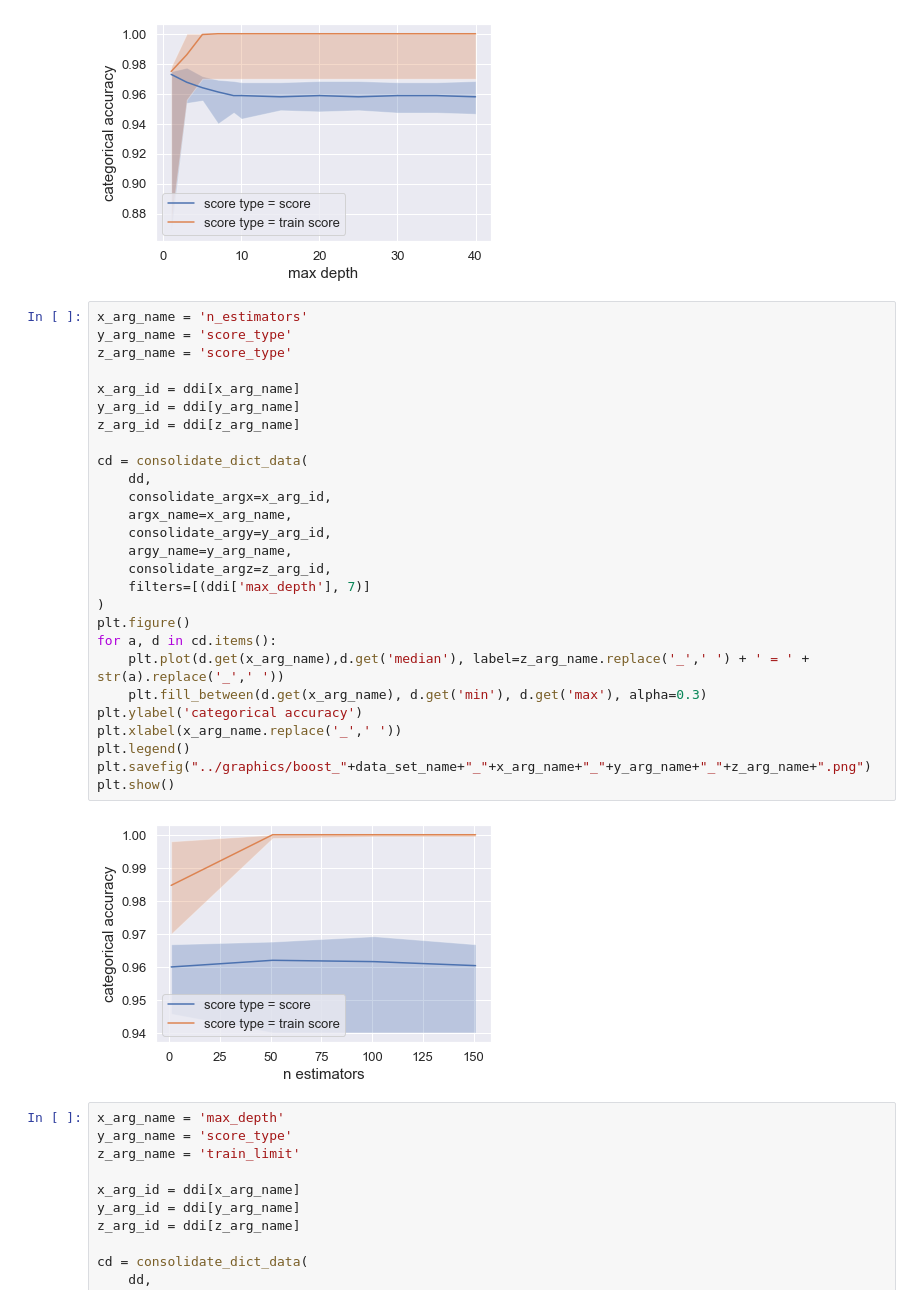
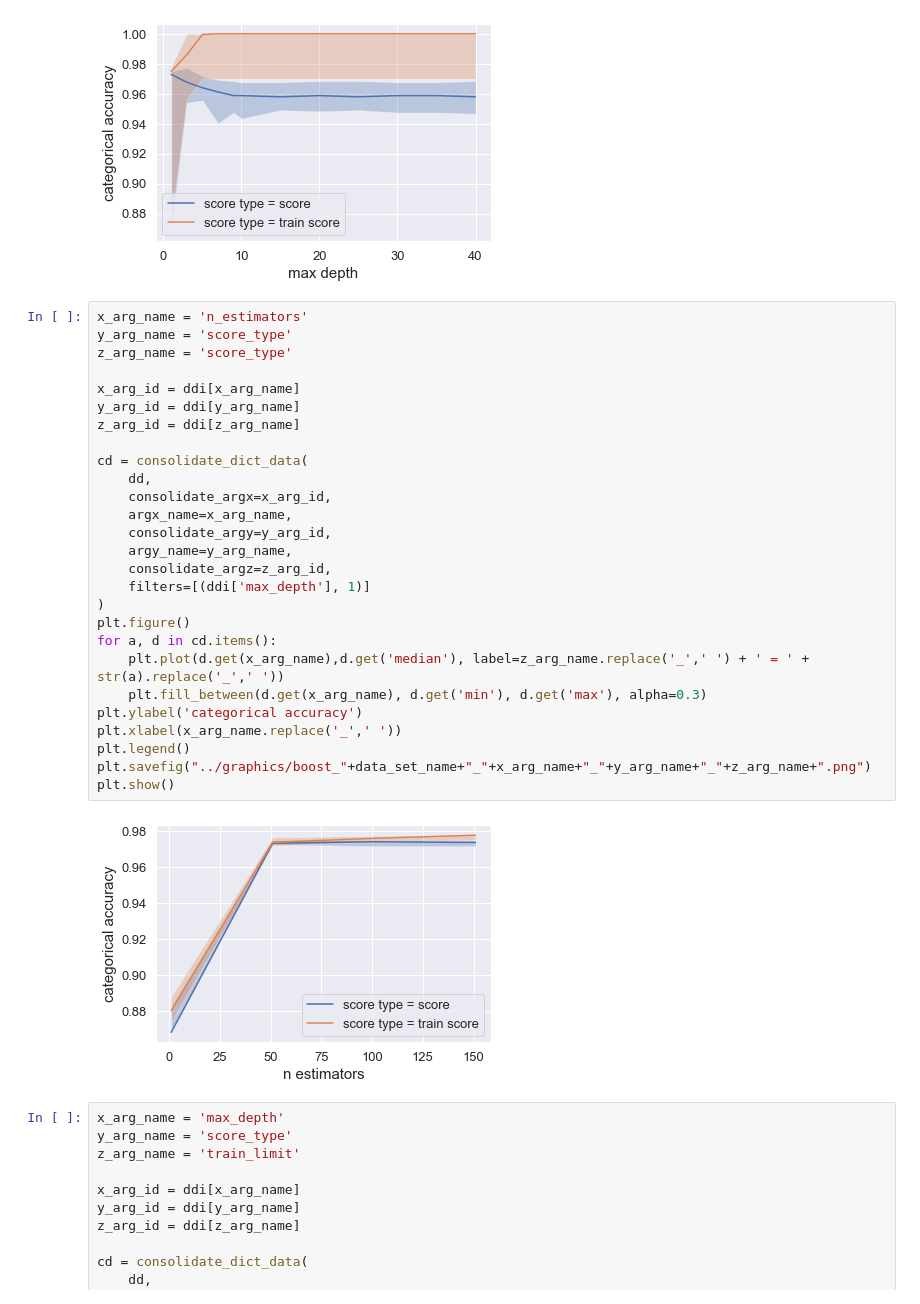
Before and after one commit to Sevla8/CS-7641_Machine-Learning, a Jupyter notebook: SL/scripts/boost.ipynb, the cells around one changed output. Cells and saved outputs as stored; diff of their text form.

```diff
--- a/SL/scripts/boost.ipynb
+++ b/SL/scripts/boost.ipynb
@@ -127,32 +125,32 @@ plt.show()
 # %%
 x_arg_name = 'n_estimators'
 y_arg_name = 'score_type'
 z_arg_name = 'score_type'
 
 x_arg_id = ddi[x_arg_name]
 y_arg_id = ddi[y_arg_name]
 z_arg_id = ddi[z_arg_name]
 
 cd = consolidate_dict_data(
 	dd,
 	consolidate_argx=x_arg_id,
 	argx_name=x_arg_name,
 	consolidate_argy=y_arg_id,
 	argy_name=y_arg_name,
 	consolidate_argz=z_arg_id,
-	filters=[(ddi['max_depth'], 7)]
+	filters=[(ddi['max_depth'], 1)]
 )
 plt.figure()
 for a, d in cd.items():
 	plt.plot(d.get(x_arg_name),d.get('median'), label=z_arg_name.replace('_',' ') + ' = ' + str(a).replace('_',' '))
 	plt.fill_between(d.get(x_arg_name), d.get('min'), d.get('max'), alpha=0.3)
 plt.ylabel('categorical accuracy')
 plt.xlabel(x_arg_name.replace('_',' '))
 plt.legend()
 plt.savefig("../graphics/boost_"+data_set_name+"_"+x_arg_name+"_"+y_arg_name+"_"+z_arg_name+".png")
 plt.show()
 # %% [output]
-[figure, old version]
+[figure, new version]
 # %%
 x_arg_name = 'max_depth'
 y_arg_name = 'score_type'
```
Also changed, not shown: parts of 8 cells of this notebook, 12 other files.
